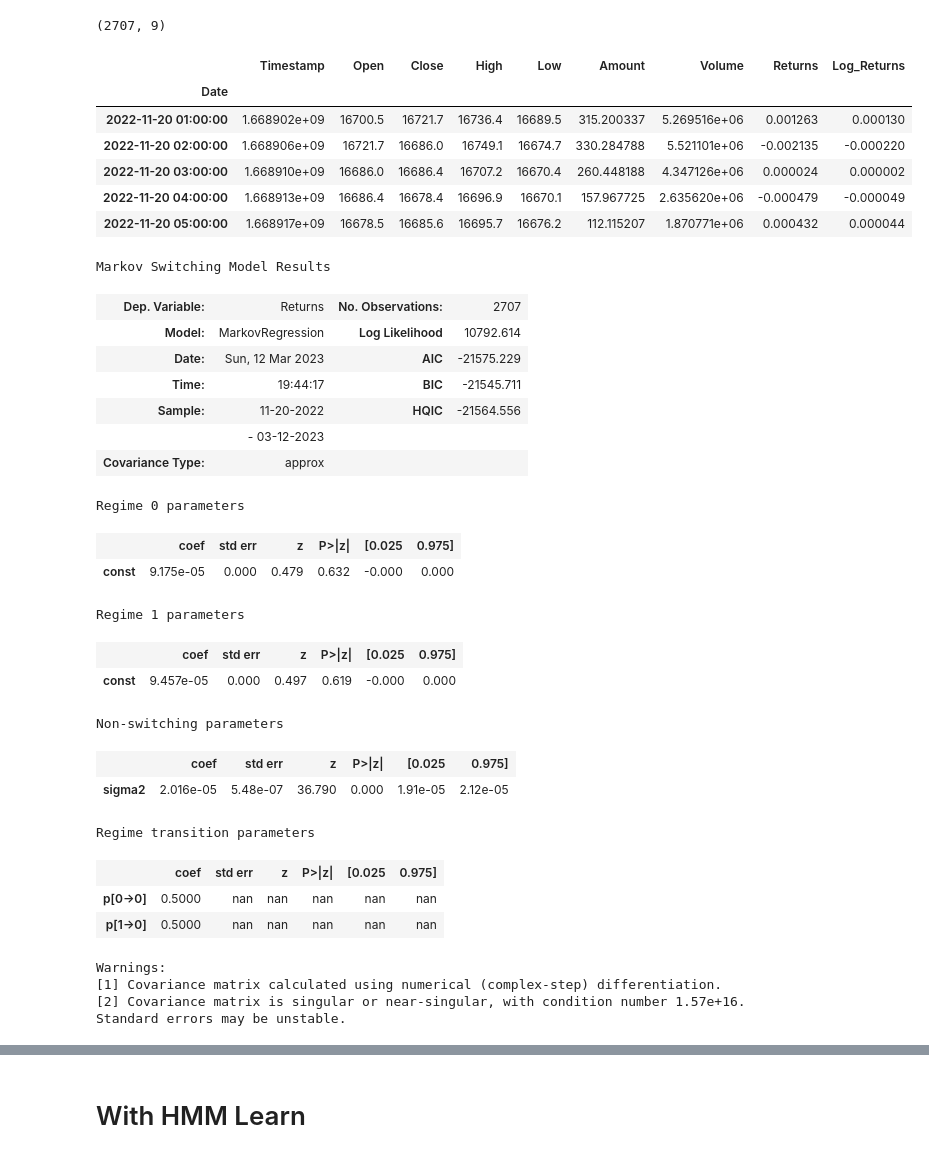
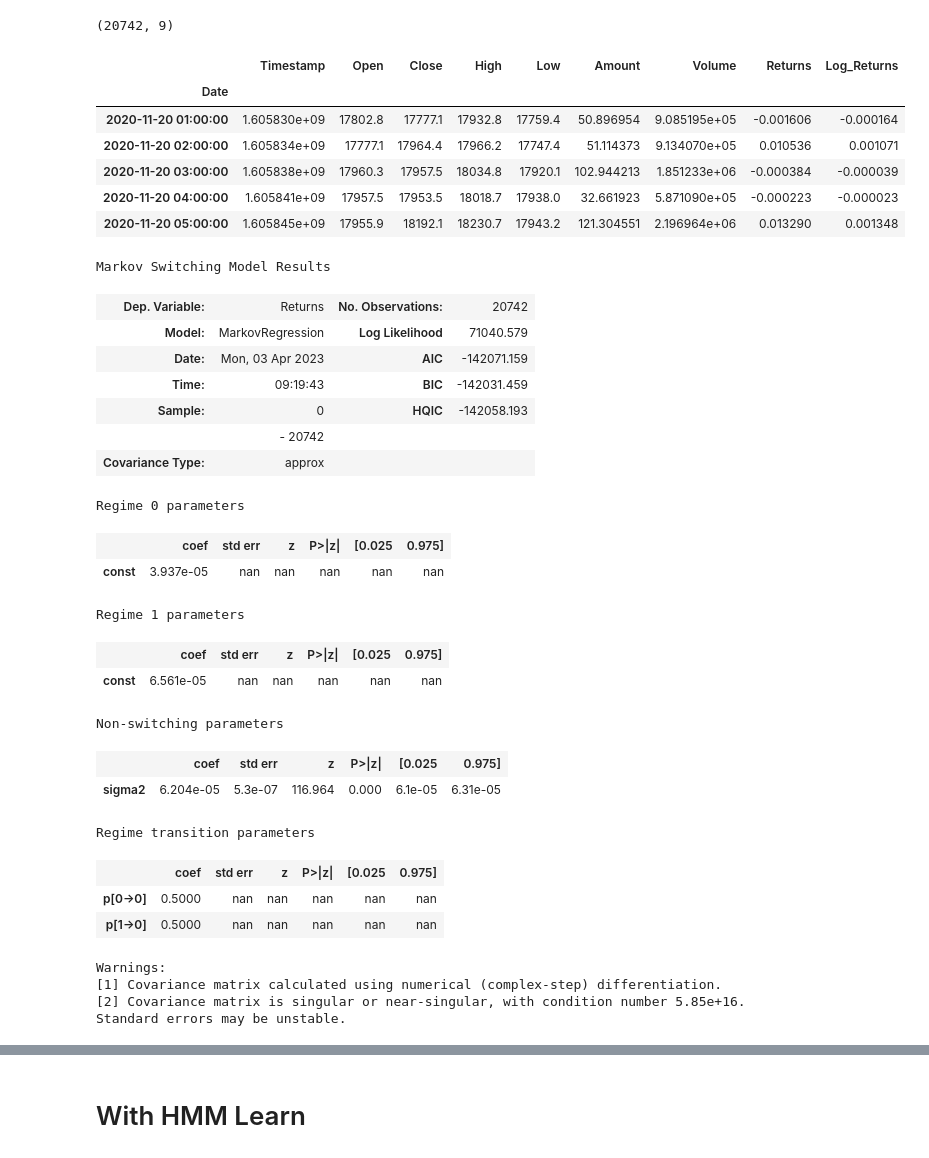
Before and after one commit to BaptisteZloch/Machine-learning-techniques-in-finance, a Jupyter notebook: src/10_Markov_Model_and_Regimes.ipynb, the cells around one changed output, grey strips where cells are left out. Cells and saved outputs as stored; diff of their text form; code cells hidden in the pictures.

```diff
--- a/src/10_Markov_Model_and_Regimes.ipynb
+++ b/src/10_Markov_Model_and_Regimes.ipynb
@@ -13,23 +13,23 @@ from modules.data_fetcher import download_historical_data
 # %%
 symbol = "BTC-USDT"  # Best: BNB, BTC,
 
-df_BTC = download_historical_data(symbol, "1hour").loc["2022-11-20":]
+df_BTC = download_historical_data(symbol, "1hour").loc["2020-11-20":]
 df_BTC.dropna(inplace=True)
 
 df_BTC["Returns"] = df_BTC.Close.pct_change()
 df_BTC["Log_Returns"] = np.log(df_BTC.Close).pct_change()
 df_BTC.dropna(inplace=True)
 print(df_BTC.shape)
 df_BTC.head()
 # %% [output]
-(2707, 9)
+(20742, 9)
 |  | Timestamp | Open | Close | High | Low | Amount | Volume | Returns | Log_Returns |
 | Date |  |  |  |  |  |  |  |  |  |
-| 2022-11-20 01:00:00 | 1.668902e+09 | 16700.5 | 16721.7 | 16736.4 | 16689.5 | 315.200337 | 5.269516e+06 | 0.001263 | 0.000130 |
-| 2022-11-20 02:00:00 | 1.668906e+09 | 16721.7 | 16686.0 | 16749.1 | 16674.7 | 330.284788 | 5.521101e+06 | -0.002135 | -0.000220 |
-| 2022-11-20 03:00:00 | 1.668910e+09 | 16686.0 | 16686.4 | 16707.2 | 16670.4 | 260.448188 | 4.347126e+06 | 0.000024 | 0.000002 |
-| 2022-11-20 04:00:00 | 1.668913e+09 | 16686.4 | 16678.4 | 16696.9 | 16670.1 | 157.967725 | 2.635620e+06 | -0.000479 | -0.000049 |
-| 2022-11-20 05:00:00 | 1.668917e+09 | 16678.5 | 16685.6 | 16695.7 | 16676.2 | 112.115207 | 1.870771e+06 | 0.000432 | 0.000044 |
+| 2020-11-20 01:00:00 | 1.605830e+09 | 17802.8 | 17777.1 | 17932.8 | 17759.4 | 50.896954 | 9.085195e+05 | -0.001606 | -0.000164 |
+| 2020-11-20 02:00:00 | 1.605834e+09 | 17777.1 | 17964.4 | 17966.2 | 17747.4 | 51.114373 | 9.134070e+05 | 0.010536 | 0.001071 |
+| 2020-11-20 03:00:00 | 1.605838e+09 | 17960.3 | 17957.5 | 18034.8 | 17920.1 | 102.944213 | 1.851233e+06 | -0.000384 | -0.000039 |
+| 2020-11-20 04:00:00 | 1.605841e+09 | 17957.5 | 17953.5 | 18018.7 | 17938.0 | 32.661923 | 5.871090e+05 | -0.000223 | -0.000023 |
+| 2020-11-20 05:00:00 | 1.605845e+09 | 17955.9 | 18192.1 | 18230.7 | 17943.2 | 121.304551 | 2.196964e+06 | 0.013290 | 0.001348 |
 # %%
 model = MarkovRegression(
     df_BTC.Returns, k_regimes=2, trend="c", switching_variance=False, order=2
@@ -38,29 +38,29 @@ res_kns = model.fit()
 res_kns.summary()
 # %% [output]
 Markov Switching Model Results
-| Dep. Variable: | Returns | No. Observations: | 2707 |
-| Model: | MarkovRegression | Log Likelihood | 10792.614 |
-| Date: | Sun, 12 Mar 2023 | AIC | -21575.229 |
-| Time: | 19:44:17 | BIC | -21545.711 |
-| Sample: | 11-20-2022 | HQIC | -21564.556 |
-|  | - 03-12-2023 |  |  |
+| Dep. Variable: | Returns | No. Observations: | 20742 |
+| Model: | MarkovRegression | Log Likelihood | 71040.579 |
+| Date: | Mon, 03 Apr 2023 | AIC | -142071.159 |
+| Time: | 09:19:43 | BIC | -142031.459 |
+| Sample: | 0 | HQIC | -142058.193 |
+|  | - 20742 |  |  |
 | Covariance Type: | approx |  |  |
 Regime 0 parameters
 |  | coef | std err | z | P>|z| | [0.025 | 0.975] |
-| const | 9.175e-05 | 0.000 | 0.479 | 0.632 | -0.000 | 0.000 |
+| const | 3.937e-05 | nan | nan | nan | nan | nan |
 Regime 1 parameters
 |  | coef | std err | z | P>|z| | [0.025 | 0.975] |
-| const | 9.457e-05 | 0.000 | 0.497 | 0.619 | -0.000 | 0.000 |
+| const | 6.561e-05 | nan | nan | nan | nan | nan |
 Non-switching parameters
 |  | coef | std err | z | P>|z| | [0.025 | 0.975] |
-| sigma2 | 2.016e-05 | 5.48e-07 | 36.790 | 0.000 | 1.91e-05 | 2.12e-05 |
+| sigma2 | 6.204e-05 | 5.3e-07 | 116.964 | 0.000 | 6.1e-05 | 6.31e-05 |
 Regime transition parameters
 |  | coef | std err | z | P>|z| | [0.025 | 0.975] |
 | p[0->0] | 0.5000 | nan | nan | nan | nan | nan |
 | p[1->0] | 0.5000 | nan | nan | nan | nan | nan |
 Warnings:
 [1] Covariance matrix calculated using numerical (complex-step) differentiation.
-[2] Covariance matrix is singular or near-singular, with condition number 1.57e+16. Standard errors may be unstable.
+[2] Covariance matrix is singular or near-singular, with condition number 5.85e+16. Standard errors may be unstable.
 # %%
 df_BTC["Low_regime_proba"] = tuple(res_kns.smoothed_marginal_probabilities[0])
 df_BTC["High_regime_proba"] = tuple(res_kns.smoothed_marginal_probabilities[1])
```
Also changed, not shown: parts of 6 cells of this notebook, 7 other files.
